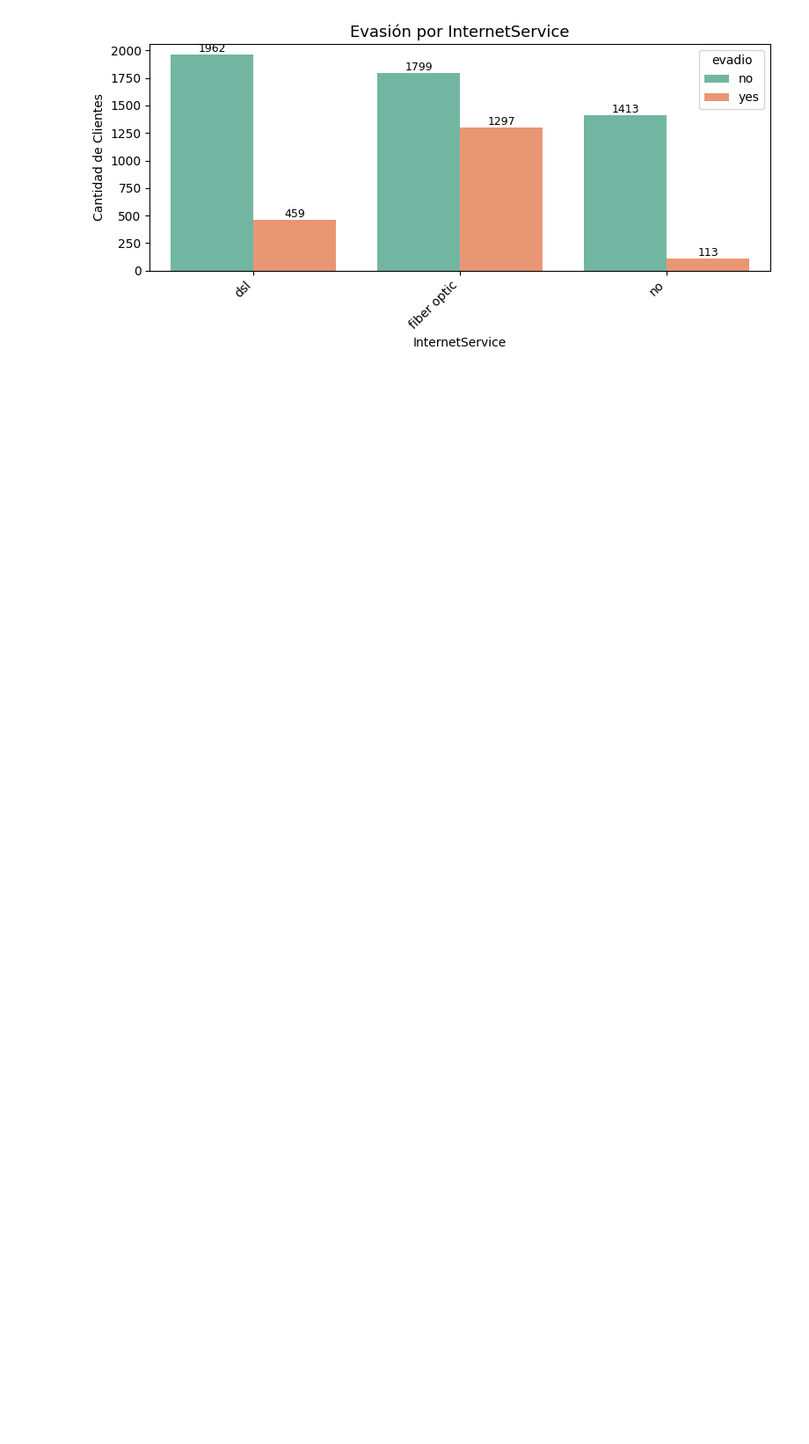
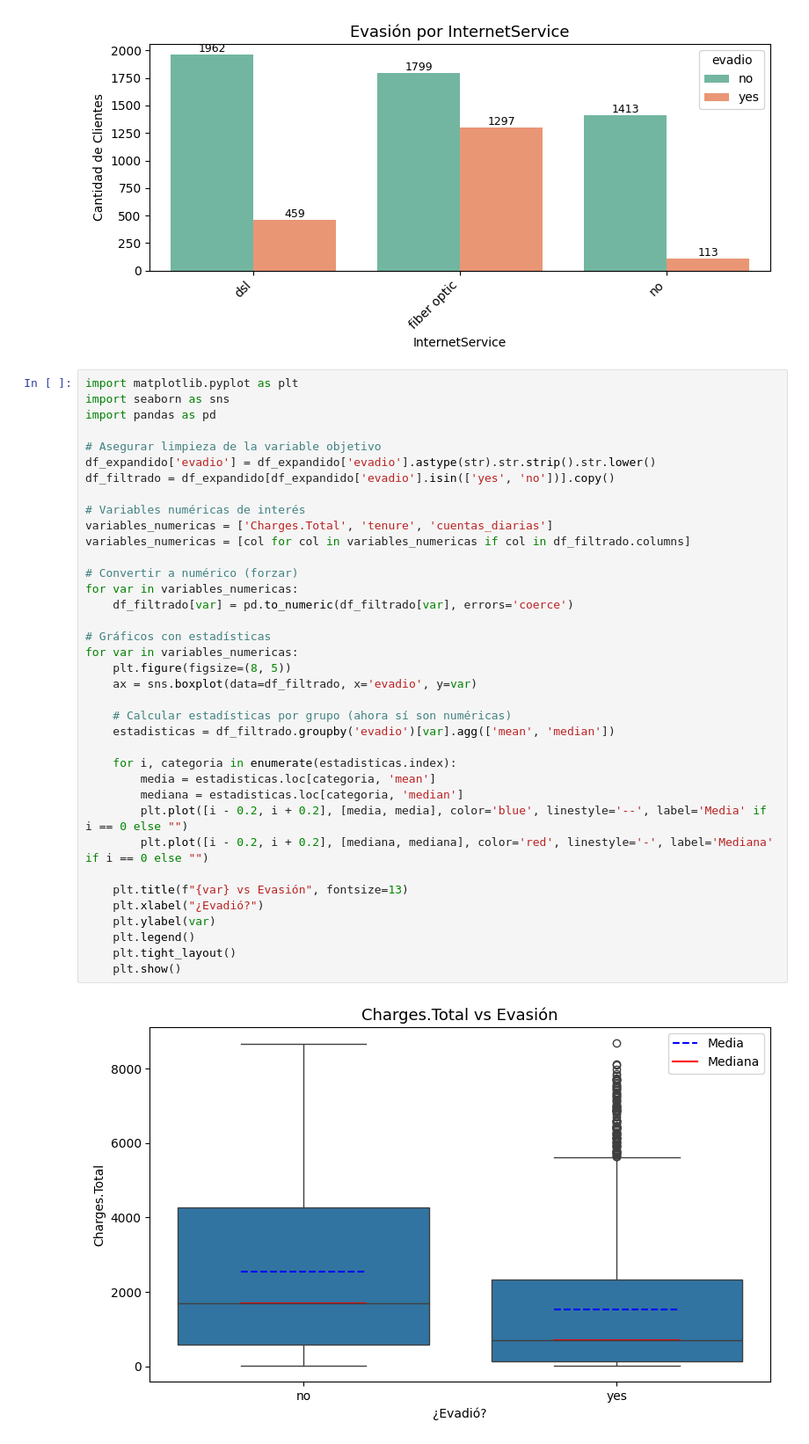
Before and after one commit to EdwinDelgado24/TelecomX, a Jupyter notebook: Desafío_TelecomX.ipynb, the cells around one changed output. Shown at 88% size. Drawn from its saved outputs; the diff is of its cells as text; blank space fills up the shorter version.

```diff
--- a/Desafío_TelecomX.ipynb
+++ b/Desafío_TelecomX.ipynb
@@ -335,3 +335,42 @@ for var in variables_categoricas:
 [figure]
 [figure]
 [figure]
+# %%
+import matplotlib.pyplot as plt
+import seaborn as sns
+import pandas as pd
+
+# Asegurar limpieza de la variable objetivo
+df_expandido['evadio'] = df_expandido['evadio'].astype(str).str.strip().str.lower()
+df_filtrado = df_expandido[df_expandido['evadio'].isin(['yes', 'no'])].copy()
+
+# Variables numéricas de interés
+variables_numericas = ['Charges.Total', 'tenure', 'cuentas_diarias']
+variables_numericas = [col for col in variables_numericas if col in df_filtrado.columns]
+
+# Convertir a numérico (forzar)
+for var in variables_numericas:
+    df_filtrado[var] = pd.to_numeric(df_filtrado[var], errors='coerce')
+
+# Gráficos con estadísticas
+for var in variables_numericas:
+    plt.figure(figsize=(8, 5))
+    ax = sns.boxplot(data=df_filtrado, x='evadio', y=var)
+
+    # Calcular estadísticas por grupo (ahora sí son numéricas)
+    estadisticas = df_filtrado.groupby('evadio')[var].agg(['mean', 'median'])
+
+    for i, categoria in enumerate(estadisticas.index):
+        media = estadisticas.loc[categoria, 'mean']
+        mediana = estadisticas.loc[categoria, 'median']
+        plt.plot([i - 0.2, i + 0.2], [media, media], color='blue', linestyle='--', label='Media' if i == 0 else "")
+        plt.plot([i - 0.2, i + 0.2], [mediana, mediana], color='red', linestyle='-', label='Mediana' if i == 0 else "")
+
+    plt.title(f"{var} vs Evasión", fontsize=13)
+    plt.xlabel("¿Evadió?")
+    plt.ylabel(var)
+    plt.legend()
+    plt.tight_layout()
+    plt.show()
+# %% [output]
+[figure, added]
```
Also changed, not shown: parts of 4 cells of this notebook.
